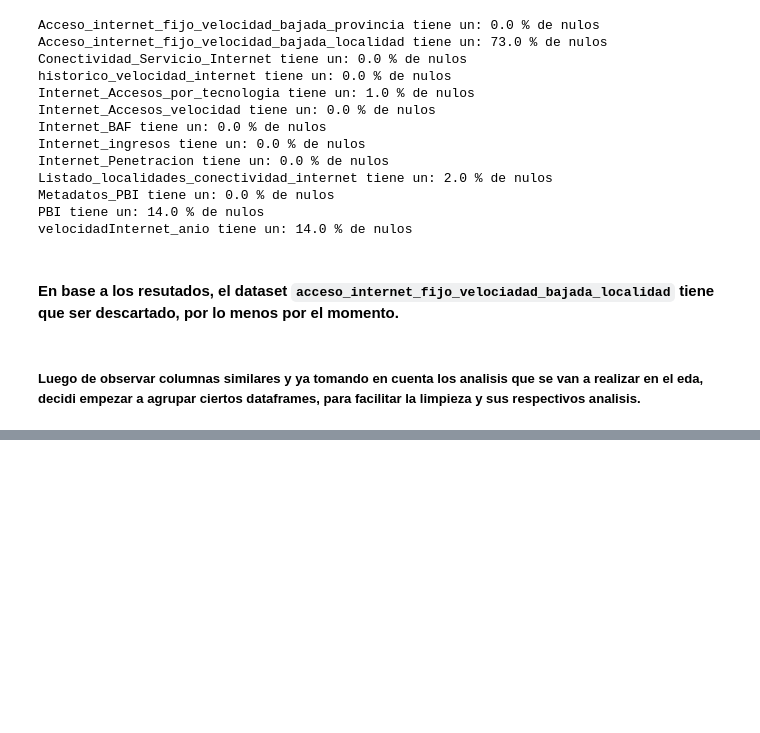
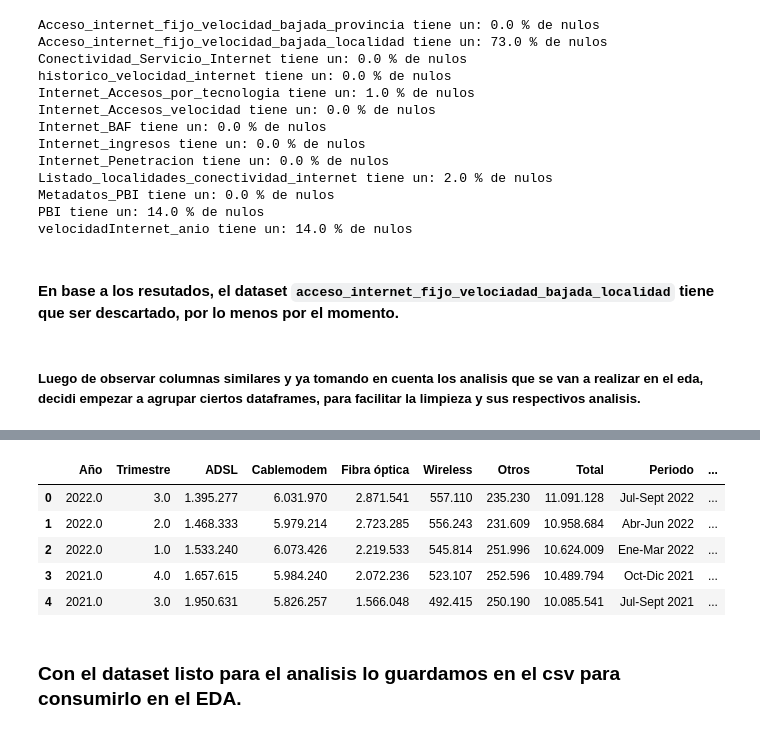
Before and after one commit to EmilianoEmanuelSosa/PI_DA_Data-visualization, a Jupyter notebook: ETL.ipynb, the cells around one changed output, grey strips where cells are left out. Drawn from its saved outputs; the diff is of its cells as text; code cells hidden in the pictures; blank space fills up the shorter version.

```diff
--- a/ETL.ipynb
+++ b/ETL.ipynb
@@ -444,0 +485,43 @@ ValueError: could not convert string to float: 'Buenos Aires'
+# %%
+import numpy as np
+
+# Obtén las columnas de tipo objeto
+columnas_objeto = Analysis_1_geo_cuant.select_dtypes(include="object").columns
+
+# Rellena los valores NaN y "--" con la moda en las columnas objeto
+for columna in columnas_objeto:
+    valores_nan = Analysis_1_geo_cuant[columna].isna() | (Analysis_1_geo_cuant[columna] == "--")  # Identifica los valores NaN y "--" en la columna actual
+    num_valores_nan = valores_nan.sum()  # Cuenta el número de valores NaN y "--" en la columna
+    valores_no_nulos = Analysis_1_geo_cuant[columna][~valores_nan]  # Obtiene los valores no nulos y no "--" de la columna
+    if len(valores_no_nulos) > 0:  # Verifica si hay valores no nulos en la columna
+        moda_aleatoria = np.random.choice(valores_no_nulos)  # Elije una moda aleatoria de los valores no nulos
+        valores_aleatorios = np.full(num_valores_nan, moda_aleatoria)  # Crea un array con la moda repetida para reemplazar los valores NaN y "--"
+        Analysis_1_geo_cuant.loc[valores_nan, columna] = valores_aleatorios  # Reemplaza los valores NaN y "--" con los valores aleatorios
+
+# Imputa valores en las columnas numéricas
+columnas_numericas = Analysis_1_geo_cuant.select_dtypes(exclude="object").columns
+
+for columna in columnas_numericas:
+    valores_nan = Analysis_1_geo_cuant[columna].isna()  # Identifica los valores NaN en la columna actual
+    num_valores_nan = valores_nan.sum()  # Cuenta el número de valores NaN en la columna
+    valores_no_nulos = Analysis_1_geo_cuant[columna].dropna()  # Obtiene los valores no nulos de la columna
+    if len(valores_no_nulos) > 0:  # Verifica si hay valores no nulos en la columna
+        promedio_columna = valores_no_nulos.mean()  # Calcula el promedio de los valores no nulos
+        desviacion_estandar = valores_no_nulos.std()  # Calcula la desviación estándar de los valores no nulos
+        valores_aleatorios = np.random.normal(promedio_columna, desviacion_estandar, size=num_valores_nan)  # Genera valores aleatorios basados en la distribución normal con el promedio y la desviación estándar
+        Analysis_1_geo_cuant.loc[valores_nan, columna] = valores_aleatorios  # Reemplaza los valores NaN con los valores aleatorios
+
+# Elimina las columnas no necesarias
+Analysis_1_geo_cuant = Analysis_1_geo_cuant.drop(["Unnamed: 11", "CABLEMODEM", "DIALUP", "FIBRAOPTICA", 'WIRELESS', 'SATELITAL'], axis=1)
+
+# Imprime el dataframe actualizado
+Analysis_1_geo_cuant.head(5)
+# %% [output]
+|  | Año | Trimestre | ADSL | Cablemodem | Fibra óptica | Wireless | Otros | Total | Periodo | ... |
+| 0 | 2022.0 | 3.0 | 1.395.277 | 6.031.970 | 2.871.541 | 557.110 | 235.230 | 11.091.128 | Jul-Sept 2022 | ... |
+| 1 | 2022.0 | 2.0 | 1.468.333 | 5.979.214 | 2.723.285 | 556.243 | 231.609 | 10.958.684 | Abr-Jun 2022 | ... |
+| 2 | 2022.0 | 1.0 | 1.533.240 | 6.073.426 | 2.219.533 | 545.814 | 251.996 | 10.624.009 | Ene-Mar 2022 | ... |
+| 3 | 2021.0 | 4.0 | 1.657.615 | 5.984.240 | 2.072.236 | 523.107 | 252.596 | 10.489.794 | Oct-Dic 2021 | ... |
+| 4 | 2021.0 | 3.0 | 1.950.631 | 5.826.257 | 1.566.048 | 492.415 | 250.190 | 10.085.541 | Jul-Sept 2021 | ... |
+# %% [markdown]
+### Con el dataset listo para el analisis lo guardamos en el csv para consumirlo en el EDA.
```
Also changed, not shown: parts of 13 cells of this notebook, 1 other file.
